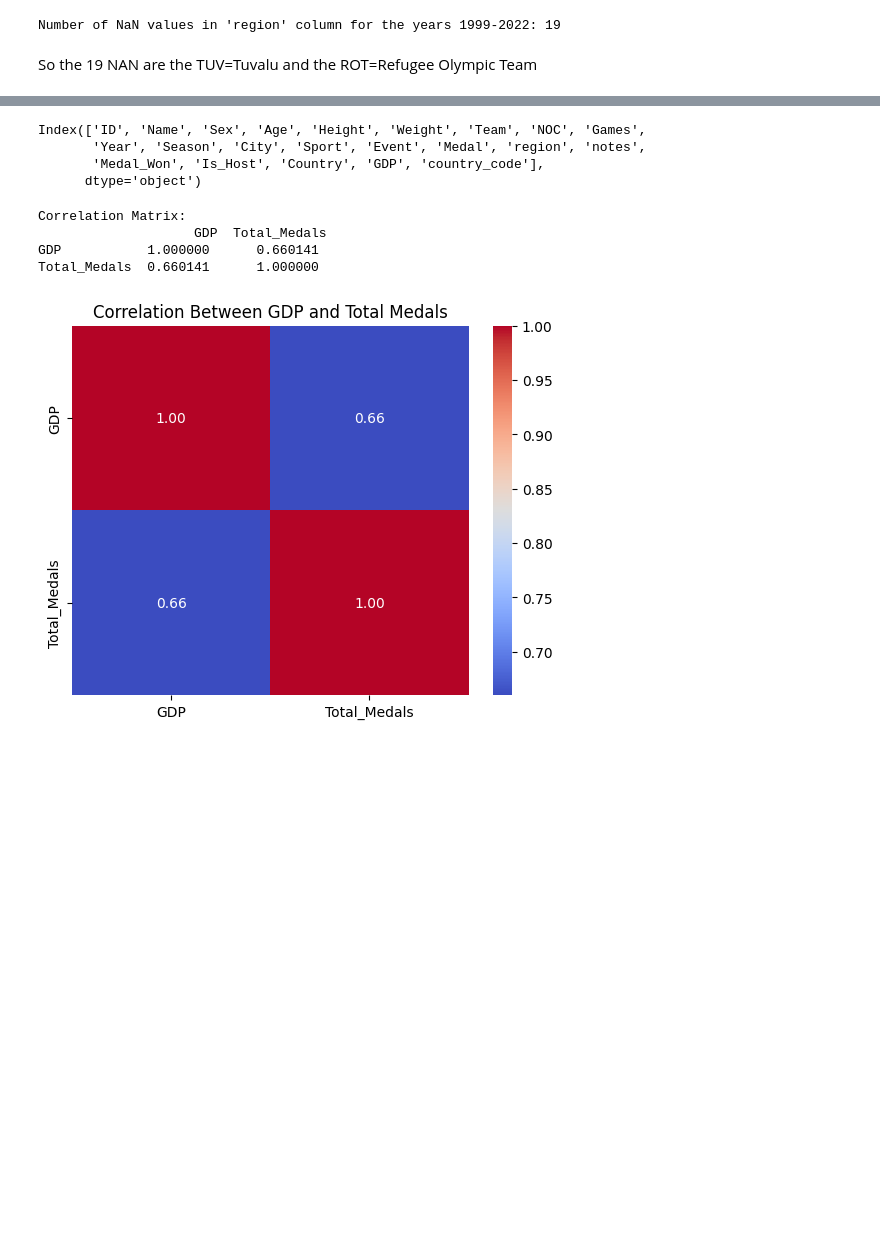
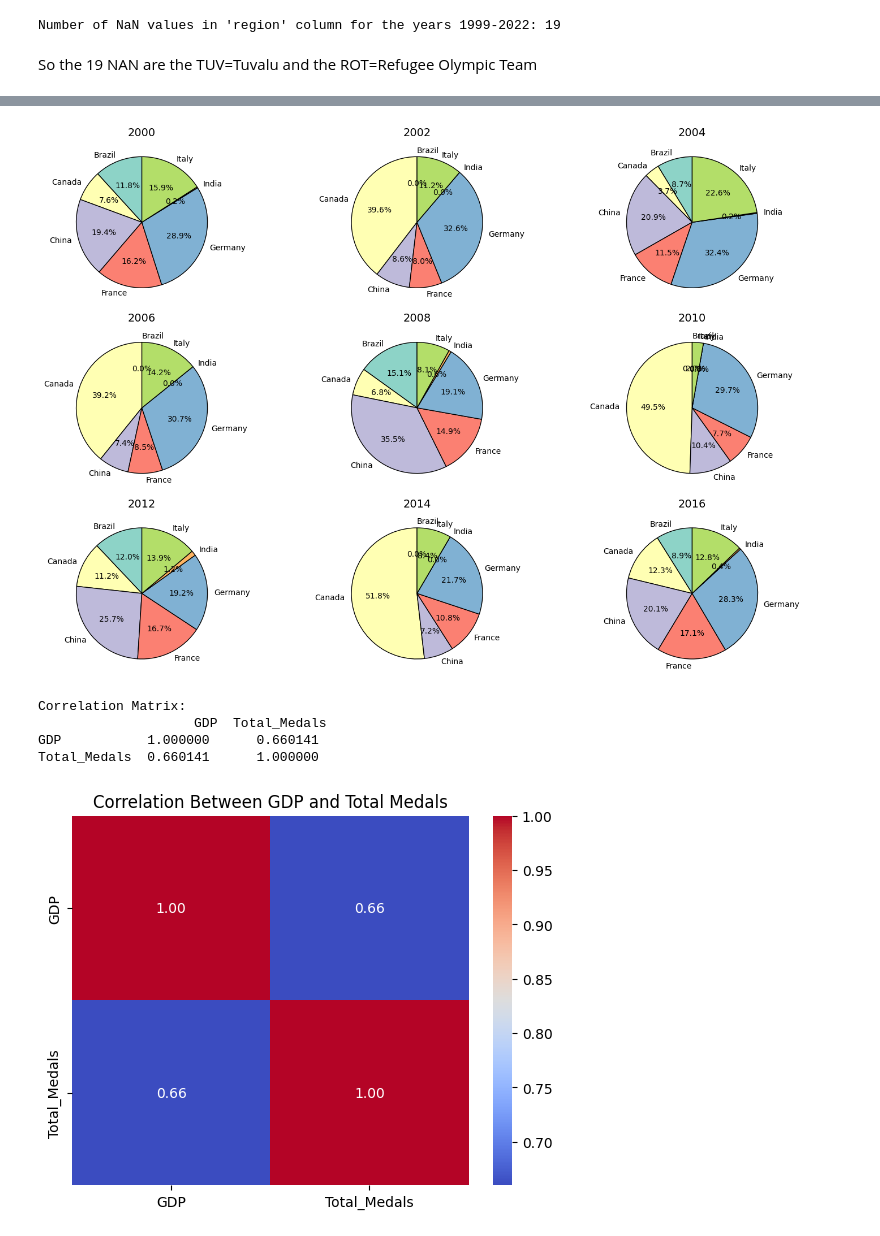
Before and after one commit to fabiohj7/DSA2-Final_Project, a Jupyter notebook: in_testing.ipynb, the cells around one changed output, grey strips where cells are left out. Cells and saved outputs as stored; diff of their text form; code cells hidden in the pictures; blank space fills up the shorter version.

```diff
--- a/in_testing.ipynb
+++ b/in_testing.ipynb
@@ -678,7 +749,7 @@ medals_over_years = filtered_data_temp.groupby(['Year', 'region']).agg(
 ).reset_index()
 
 # Get the top 20 countries based on GDP (as done previously)
-top_20_countries = gdp_over_years.groupby('region')['GDP'].mean().sort_values(ascending=False).head(20).index
+top_20_countries = gdp_over_years.groupby('region')['GDP'].mean().sort_values(ascending=False).head(10).index
 top_20_medals = medals_over_years[medals_over_years['region'].isin(top_20_countries)]
 
 # Plot the number of medals won over the years for the top 20 countries
@@ -686,7 +757,7 @@ plt.figure(figsize=(12, 6))
 sns.lineplot(data=top_20_medals, x='Year', y='Total_Medals', hue='region', marker='o', palette=unique_colors)
 
 # Title and labels
-plt.title('Total Medals Over the Years for Top 20 Countries/Regions')
+plt.title('Total Medals Over the Years for Top 10 Countries/Regions')
 plt.xlabel('Year')
 plt.ylabel('Total Medals')
 plt.xticks(rotation=45)
@@ -702,10 +813,59 @@ plt.show()
 # %%
-filtered_data_temp.columns
+import matplotlib.pyplot as plt
+import seaborn as sns
+
+# List of years to plot (based on the available years in your data)
+years = top_10_medals_percentage['Year'].unique()
+
+# Calculate the average percentage of total medals across all years for each country
+average_percentages = top_10_medals_percentage.groupby('region')['Percentage_of_Total_Medals'].mean()
+
+# Select the top 5 countries based on the average percentage of total medals
+top_5_countries = average_percentages.sort_values(ascending=False).head(5).index
+
+# Filter the data to include only the top 5 countries
+top_5_medals_percentage = top_10_medals_percentage[top_10_medals_percentage['region'].isin(top_5_countries)]
+
+# Define a custom color palette for the top 5 countries
+palette = sns.color_palette("Set3", 5)  # or use sns.color_palette("tab10", 5) or define your own colors
+
+# Determine the number of rows and columns based on the number of years
+num_years = len(years)
+num_cols = 3  # For example, you can have 3 columns in a row
+num_rows = (num_years + num_cols - 1) // num_cols  # To ensure enough rows for all years
+
+# Create a figure with subplots
+fig, axes = plt.subplots(num_rows, num_cols, figsize=(15, 10))
+
+# Flatten the axes array for easier indexing
+axes = axes.flatten()
+
+# Loop through each year and plot a pie chart for that year
+for i, year in enumerate(years):
+    # Filter data for the current year and for top 5 countries
+    year_data = top_5_medals_percentage[top_5_medals_percentage['Year'] == year]
+
+    # Prepare the data for the pie chart (percentage of total medals)
+    labels = year_data['region']
+    sizes = year_data['Percentage_of_Total_Medals']
+
+    # Plot the pie chart for the current year with unique colors
+    axes[i].pie(sizes, labels=labels, autopct='%1.1f%%', colors=palette, startangle=90, wedgeprops={'edgecolor': 'black'})
+
+    # Set the title for the current pie chart
+    axes[i].set_title(f'{year}', fontsize=14)
+
+# Hide any unused subplots
+for j in range(i + 1, len(axes)):
+    axes[j].axis('off')  # Hide the empty axes
+
+# Adjust layout for better spacing
+plt.tight_layout()
+
+# Show the plot
+plt.show()
 # %% [output]
-Index(['ID', 'Name', 'Sex', 'Age', 'Height', 'Weight', 'Team', 'NOC', 'Games',
-       'Year', 'Season', 'City', 'Sport', 'Event', 'Medal', 'region', 'notes',
-       'Medal_Won', 'Is_Host', 'Country', 'GDP', 'country_code'],
-      dtype='object')
+[figure, added]
 # %%
 import seaborn as sns
 import matplotlib.pyplot as plt
```
Also changed, not shown: parts of 10 cells of this notebook, 2 other files.
